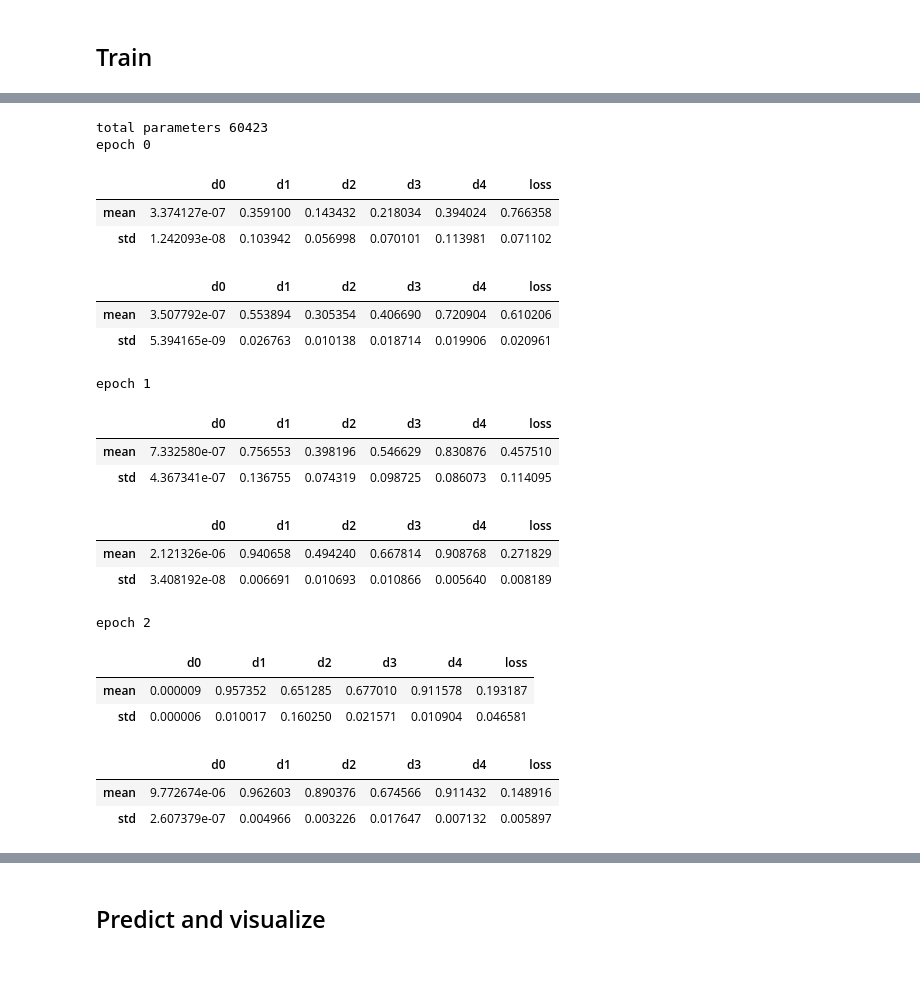
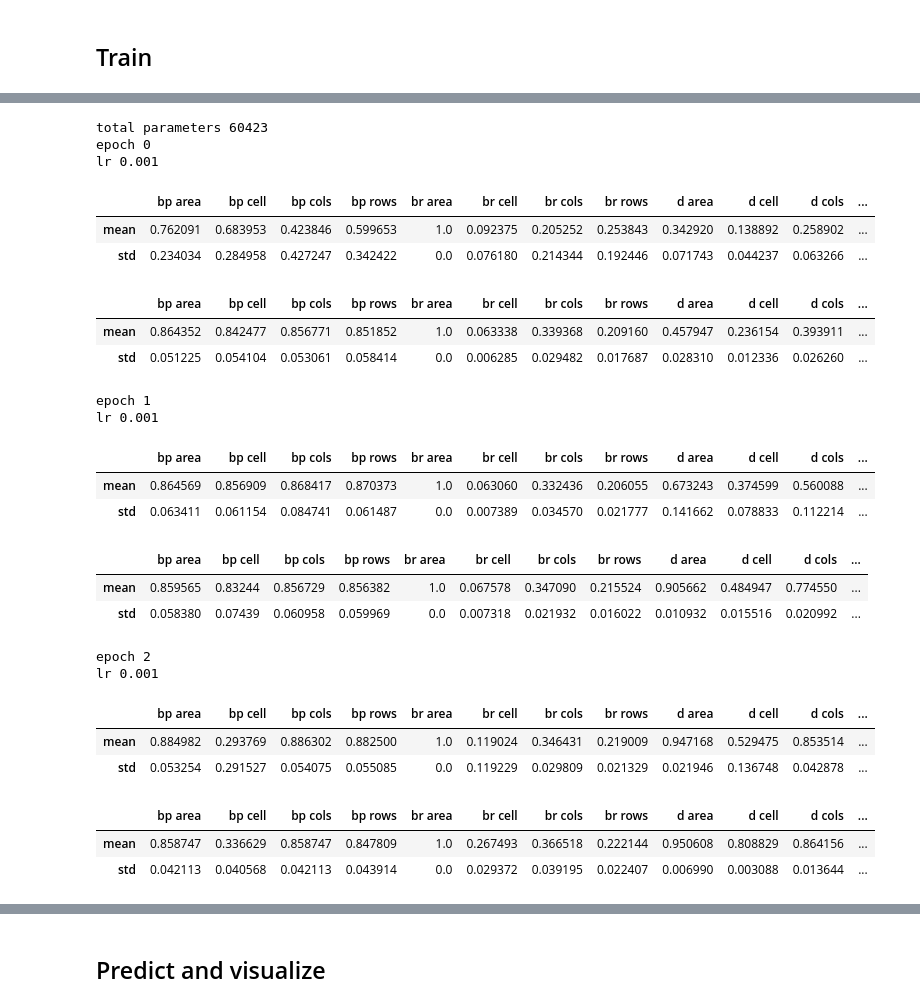
Before and after one commit to windj007/tablex-dataset, a Jupyter notebook: box_based_pytorch.ipynb, the cells around one changed output, grey strips where cells are left out. Saved outputs shown, nothing was run; the diff lists cells and outputs as text; code cells hidden in the pictures; blank space fills up the shorter version.

```diff
--- a/box_based_pytorch.ipynb
+++ b/box_based_pytorch.ipynb
@@ -176,13 +183,13 @@ imgaug_pipeline = iaa.Sequential([
 ## Define a network
 # %%
 class ConvBlock(nn.Module):
-    def __init__(self, in_channels, out_channels, kernel_size, dilations=[1], padding=1, bn=True):
+    def __init__(self, in_channels, out_channels, kernel_size, dilations=[1], bn=True):
         super(ConvBlock, self).__init__()
         self.bn = nn.BatchNorm2d(in_channels)
         self.convs = nn.ModuleList([nn.Conv2d(in_channels,
                                               out_channels,
                                               kernel_size,
-                                              padding=padding,
+                                              padding=dil,
                                               dilation=dil)
                                     for dil in dilations])
 
@@ -196,7 +203,8 @@ class UNet(nn.Module):
                  enc_dilations=[1], dec_dilations=[1]):
         super(UNet, self).__init__()
         enc_channels = [1] + [first_conv_channels * (2**step) for step in range(depth)]
-        self.encoder = nn.ModuleList([ConvBlock(enc_channels[i],
+        enc_in_channels = [1] + [n * len(enc_dilations) for n in enc_channels[1:]]
+        self.encoder = nn.ModuleList([ConvBlock(enc_in_channels[i],
                                                 enc_channels[i+1],
                                                 conv_kernel,
                                                 dilations=enc_dilations)
@@ -330,6 +472,7 @@ def run_network(network, generator, num_batches, criterion=dice_bce_loss, optimi
         images_var = npvar(images, cuda)
         mask_var = npvar(mask, cuda)
         loss_weights_var = npvar(loss_weights, cuda)
+        boxes = [pickle.loads(b) for b in boxes]
 
         cur_out = network(images_var)
 
@@ -342,8 +485,10 @@ def run_network(network, generator, num_batches, criterion=dice_bce_loss, optimi
             optimizer.step()
 
         cur_metrics = { 'loss' : loss.data[0] }
-        for name, func in METRICS.items():
-            metric_value = func(cur_out, mask_var).cpu().data.numpy()
-            cur_metrics.update((name+str(i), v) for i, v in enumerate(metric_value))
+        for name, (func, elem_names) in METRICS.items():
+            metric_value = func(cur_out, mask_var, boxes)
+            if not isinstance(metric_value, (list, numpy.ndarray)):
+                metric_value = metric_value.cpu().data.numpy()
+            cur_metrics.update(('\n'.join((name, n)), v) for n, v in zip(elem_names, metric_value) if n)
         metrics.append(cur_metrics)
     return metrics
@@ -351,7 +498,7 @@ def run_network(network, generator, num_batches, criterion=dice_bce_loss, optimi
 train_gen = None
 val_gen = None
 
-EPOCHS_NUM = 10
+EPOCHS_NUM = 60
 BATCH_SIZE = 16
 PART_PER_EPOCH = 0.5
 BATCHES_PER_EPOCH_TRAIN = int(len(train_image_ids) * PART_PER_EPOCH / BATCH_SIZE)
@@ -361,64 +508,74 @@ BATCHES_PER_EPOCH_VAL = int(len(val_image_ids) * PART_PER_EPOCH // BATCH_SIZE)
 # val_gen = data_gen(val_image_ids, imgaug_pipeline, batch_size=BATCH_SIZE)
 
 
-net = UNet(first_conv_channels=
-           8, depth=3, enc_dilations=[1]).cuda()
-optimizer = Adam(net.parameters())
+net = UNet(first_conv_channels=8,
+           depth=3,
+           enc_dilations=[1]).cuda()
 # LOSS = dice_bce_loss
-LOSS = dice_loss
+# LOSS = dice_loss
+LOSS = weighted_dice_loss
 print('total parameters', sum(numpy.product(p.size()) for p in net.parameters()))
 
 train_metrics = []
 val_metrics = []
 for epoch in range(EPOCHS_NUM):
     try:
         train_gen = DataLoader(SegmDataset(train_image_ids, imgaug_pipeline),
-                       batch_size=BATCH_SIZE,
-                       shuffle=True,
-                       num_workers=4)
+                               batch_size=BATCH_SIZE,
+                               shuffle=True,
+                               num_workers=0)
         val_gen = DataLoader(SegmDataset(val_image_ids, imgaug_pipeline),
                              batch_size=BATCH_SIZE,
                              shuffle=True,
-                             num_workers=2)
+                             num_workers=0)
         print('epoch', epoch)
+
+        lr_factor = 0.5 ** (epoch // 20)
+        lr = 1e-3 * lr_factor
+        print('lr', lr)
+        optimizer = Adam(net.parameters(), lr=lr)
+
         net.train()
         cur_train_metrics = run_network(net, train_gen, BATCHES_PER_EPOCH_TRAIN,
                                         criterion=LOSS,
                                         optimizer=optimizer)
         train_metrics.extend(cur_train_metrics)
         display(pandas.DataFrame(cur_train_metrics).describe().loc[['mean', 'std']])
 
         net.eval()
         cur_val_metrics = run_network(net, val_gen, BATCHES_PER_EPOCH_VAL,
                                       criterion=LOSS)
         val_metrics.extend(cur_val_metrics)
         display(pandas.DataFrame(cur_val_metrics).describe().loc[['mean', 'std']])
     finally:
         if train_gen:
             del train_gen
         if val_gen:
             del val_gen
 # %% [output]
 total parameters 60423
 epoch 0
+lr 0.001
-|  | d0 | d1 | d2 | d3 | d4 | loss |
-| mean | 3.374127e-07 | 0.359100 | 0.143432 | 0.218034 | 0.394024 | 0.766358 |
-| std | 1.242093e-08 | 0.103942 | 0.056998 | 0.070101 | 0.113981 | 0.071102 |
+|  | bp area | bp cell | bp cols | bp rows | br area | br cell | br cols | br rows | d area | d cell | d cols | ... |
+| mean | 0.762091 | 0.683953 | 0.423846 | 0.599653 | 1.0 | 0.092375 | 0.205252 | 0.253843 | 0.342920 | 0.138892 | 0.258902 | ... |
+| std | 0.234034 | 0.284958 | 0.427247 | 0.342422 | 0.0 | 0.076180 | 0.214344 | 0.192446 | 0.071743 | 0.044237 | 0.063266 | ... |
-|  | d0 | d1 | d2 | d3 | d4 | loss |
-| mean | 3.507792e-07 | 0.553894 | 0.305354 | 0.406690 | 0.720904 | 0.610206 |
-| std | 5.394165e-09 | 0.026763 | 0.010138 | 0.018714 | 0.019906 | 0.020961 |
+|  | bp area | bp cell | bp cols | bp rows | br area | br cell | br cols | br rows | d area | d cell | d cols | ... |
+| mean | 0.864352 | 0.842477 | 0.856771 | 0.851852 | 1.0 | 0.063338 | 0.339368 | 0.209160 | 0.457947 | 0.236154 | 0.393911 | ... |
+| std | 0.051225 | 0.054104 | 0.053061 | 0.058414 | 0.0 | 0.006285 | 0.029482 | 0.017687 | 0.028310 | 0.012336 | 0.026260 | ... |
 epoch 1
+lr 0.001
-|  | d0 | d1 | d2 | d3 | d4 | loss |
-| mean | 7.332580e-07 | 0.756553 | 0.398196 | 0.546629 | 0.830876 | 0.457510 |
-| std | 4.367341e-07 | 0.136755 | 0.074319 | 0.098725 | 0.086073 | 0.114095 |
+|  | bp area | bp cell | bp cols | bp rows | br area | br cell | br cols | br rows | d area | d cell | d cols | ... |
+| mean | 0.864569 | 0.856909 | 0.868417 | 0.870373 | 1.0 | 0.063060 | 0.332436 | 0.206055 | 0.673243 | 0.374599 | 0.560088 | ... |
+| std | 0.063411 | 0.061154 | 0.084741 | 0.061487 | 0.0 | 0.007389 | 0.034570 | 0.021777 | 0.141662 | 0.078833 | 0.112214 | ... |
-|  | d0 | d1 | d2 | d3 | d4 | loss |
-| mean | 2.121326e-06 | 0.940658 | 0.494240 | 0.667814 | 0.908768 | 0.271829 |
-| std | 3.408192e-08 | 0.006691 | 0.010693 | 0.010866 | 0.005640 | 0.008189 |
+|  | bp area | bp cell | bp cols | bp rows | br area | br cell | br cols | br rows | d area | d cell | d cols | ... |
+| mean | 0.859565 | 0.83244 | 0.856729 | 0.856382 | 1.0 | 0.067578 | 0.347090 | 0.215524 | 0.905662 | 0.484947 | 0.774550 | ... |
+| std | 0.058380 | 0.07439 | 0.060958 | 0.059969 | 0.0 | 0.007318 | 0.021932 | 0.016022 | 0.010932 | 0.015516 | 0.020992 | ... |
 epoch 2
+lr 0.001
-|  | d0 | d1 | d2 | d3 | d4 | loss |
-| mean | 0.000009 | 0.957352 | 0.651285 | 0.677010 | 0.911578 | 0.193187 |
-| std | 0.000006 | 0.010017 | 0.160250 | 0.021571 | 0.010904 | 0.046581 |
+|  | bp area | bp cell | bp cols | bp rows | br area | br cell | br cols | br rows | d area | d cell | d cols | ... |
+| mean | 0.884982 | 0.293769 | 0.886302 | 0.882500 | 1.0 | 0.119024 | 0.346431 | 0.219009 | 0.947168 | 0.529475 | 0.853514 | ... |
+| std | 0.053254 | 0.291527 | 0.054075 | 0.055085 | 0.0 | 0.119229 | 0.029809 | 0.021329 | 0.021946 | 0.136748 | 0.042878 | ... |
-|  | d0 | d1 | d2 | d3 | d4 | loss |
-| mean | 9.772674e-06 | 0.962603 | 0.890376 | 0.674566 | 0.911432 | 0.148916 |
-| std | 2.607379e-07 | 0.004966 | 0.003226 | 0.017647 | 0.007132 | 0.005897 |
+|  | bp area | bp cell | bp cols | bp rows | br area | br cell | br cols | br rows | d area | d cell | d cols | ... |
+| mean | 0.858747 | 0.336629 | 0.858747 | 0.847809 | 1.0 | 0.267493 | 0.366518 | 0.222144 | 0.950608 | 0.808829 | 0.864156 | ... |
+| std | 0.042113 | 0.040568 | 0.042113 | 0.043914 | 0.0 | 0.029372 | 0.039195 | 0.022407 | 0.006990 | 0.003088 | 0.013644 | ... |
 epoch 3
```
Also changed, not shown: parts of 21 cells of this notebook.
